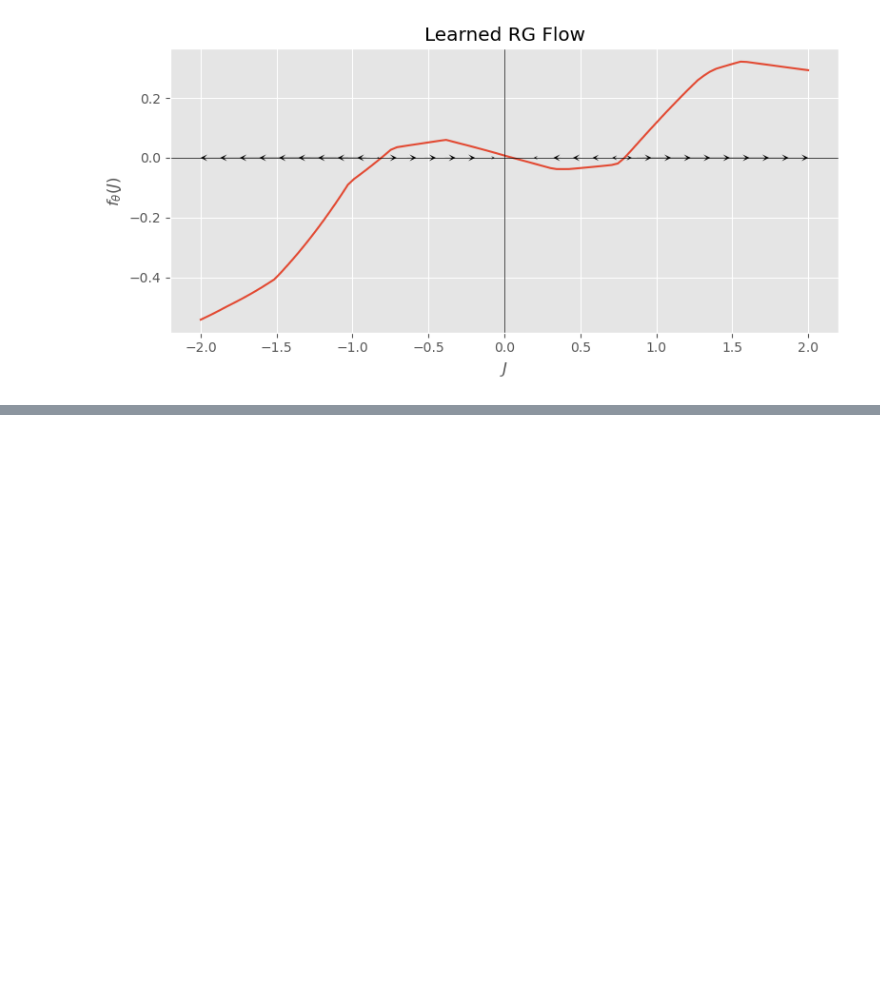
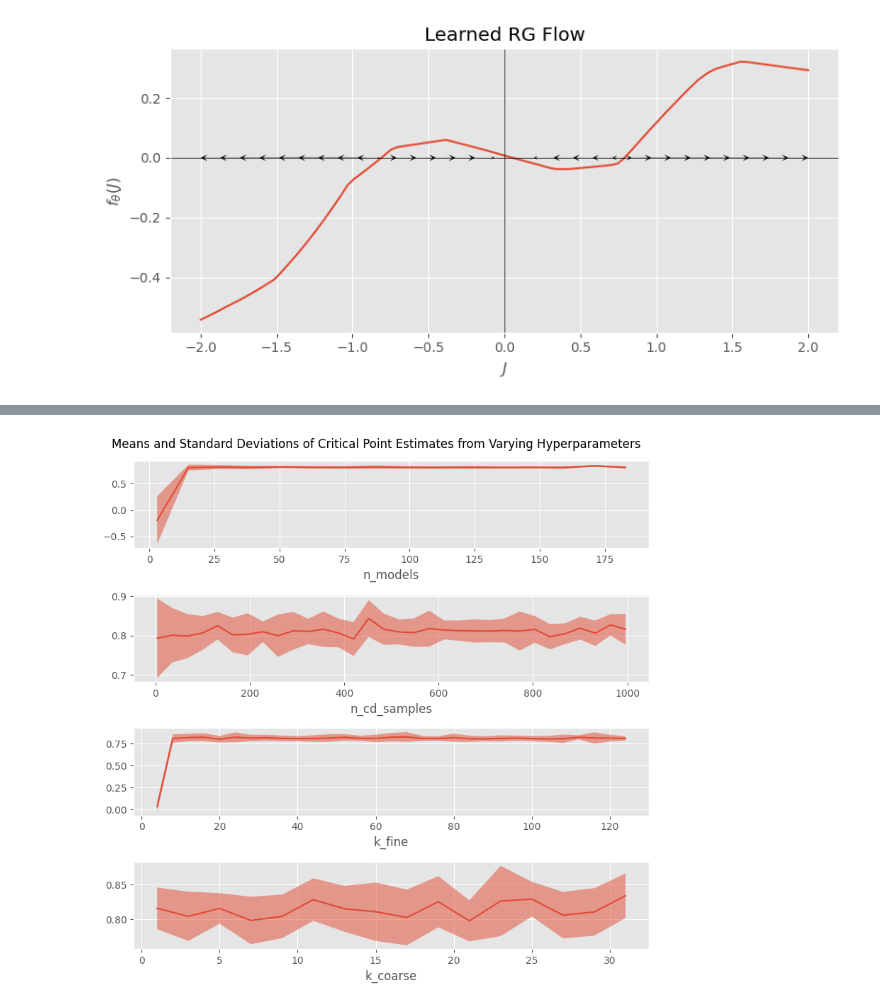
Before and after one commit to jshe2304/dlrg, a Jupyter notebook: train.ipynb, the cells around one changed output, grey strips where cells are left out. Cells and saved outputs as stored; diff of their text form; code cells hidden in the pictures; blank space fills up the shorter version.

Commit message:
hyperparameter tuning 1

```diff
--- a/train.ipynb
+++ b/train.ipynb
@@ -242,0 +237,34 @@ RuntimeError: expected m1 and m2 to have the same dtype, but got: float != long
+# %%
+roots = {
+    'n_models_roots' : torch.load('./data/hyperparameter_tuning_0/n_models/roots.pt', map_location=torch.device('cpu')),
+    'n_cd_samples_roots' : torch.load('./data/hyperparameter_tuning_0/n_cd_samples/roots.pt', map_location=torch.device('cpu')),
+    'k_fine' : torch.load('./data/hyperparameter_tuning_0/k_fine/roots.pt', map_location=torch.device('cpu')),
+    'k_coarse' : torch.load('./data/hyperparameter_tuning_0/k_coarse/roots.pt', map_location=torch.device('cpu')),
+}
+
+values = {
+    'n_models' : torch.arange(1, 64, 4) * (3 ** 1),
+    'n_cd_samples' : torch.arange(4, 1024, 32),
+    'k_fine' : torch.arange(4, 128, 4),
+    'k_coarse' : torch.arange(1, 32, 2),
+}
+# %%
+fig, axs = plt.subplots(4, 1, figsize=(8, 8))
+
+for i, (roots, (value_name, values)) in enumerate(zip(roots.values(), values.items())):
+
+    means = roots.nanmean(axis=1)
+    stds = torch.tensor([
+        run[~run.isnan()].std() for run in roots
+    ])
+
+    axs[i].plot(values, means)
+    axs[i].fill_between(values, means - stds, means + stds, alpha=0.5)
+    axs[i].set_xlabel(value_name)
+
+fig.suptitle('Means and Standard Deviations of Critical Point Estimates from Varying Hyperparameters')
+fig.tight_layout()
+
+fig.savefig('figures/hyperparameter_tuning_0.png')
+# %% [output]
+[figure, added]
```
Also changed, not shown: parts of 2 cells of this notebook, 10 other files.
